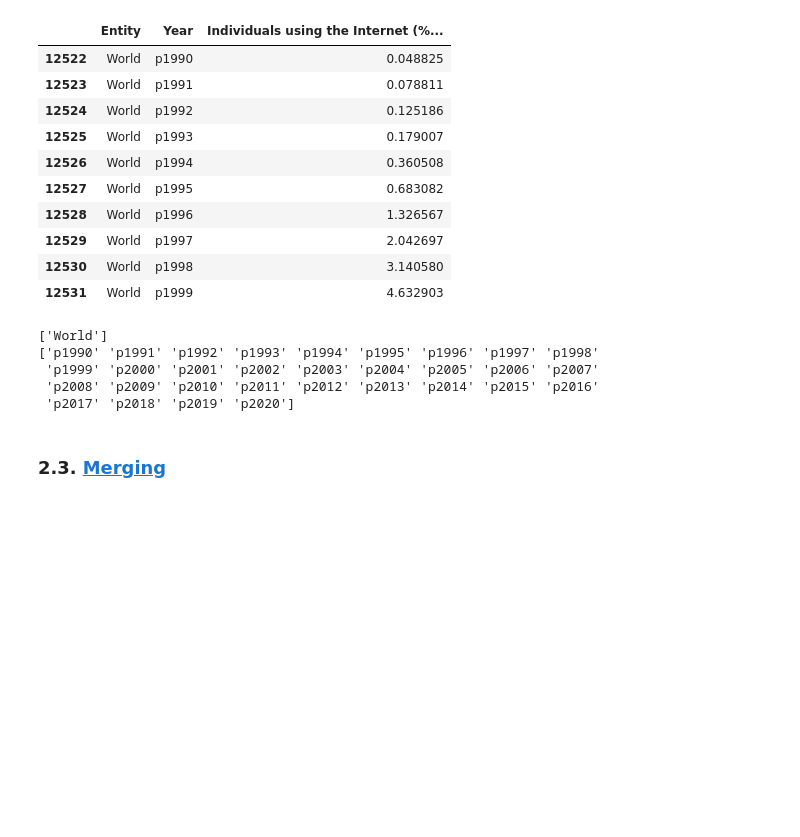
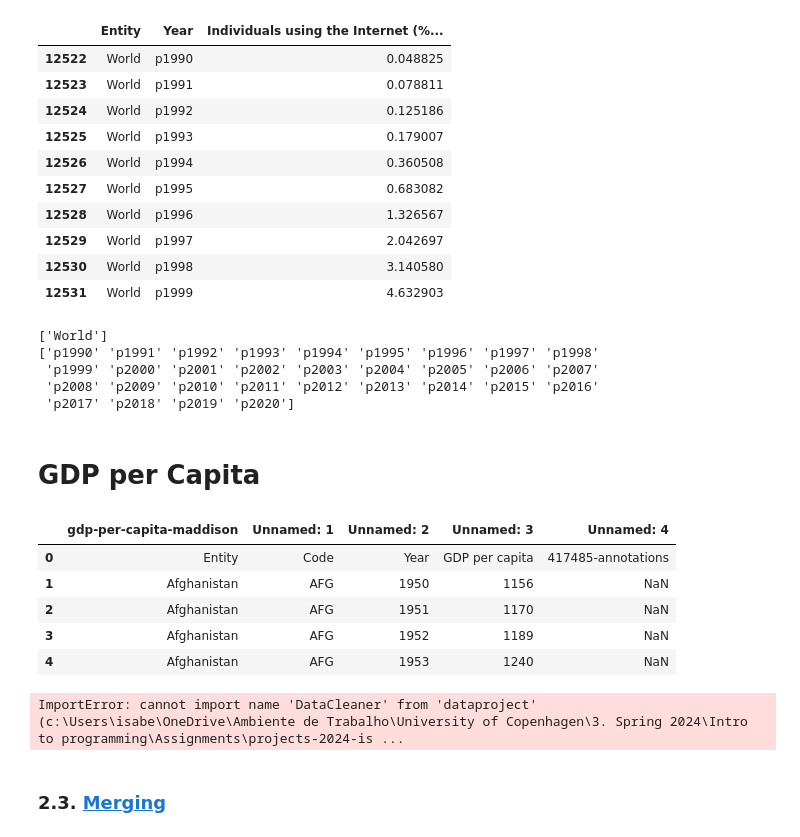
Before and after one commit to NumEconCopenhagen/projects-2024-isabel_nicole_snorri, a Jupyter notebook: dataproject/Data_BELI_PART.ipynb, the cells around one changed output. Drawn from its saved outputs; the diff is of its cells as text; code cells hidden in the pictures; blank space fills up the shorter version.

```diff
--- a/dataproject/Data_BELI_PART.ipynb
+++ b/dataproject/Data_BELI_PART.ipynb
@@ -322,6 +327,31 @@ print(all_years)
  'p1999' 'p2000' 'p2001' 'p2002' 'p2003' 'p2004' 'p2005' 'p2006' 'p2007'
  'p2008' 'p2009' 'p2010' 'p2011' 'p2012' 'p2013' 'p2014' 'p2015' 'p2016'
  'p2017' 'p2018' 'p2019' 'p2020']
+# %% [markdown]
+# GDP per Capita
+# %%
+filename3 = 'data/gdp-per-capita-maddison.xlsx' # open the file and have a look at it
+pd.read_excel(filename3).head(5)
+# %% [output]
+|  | gdp-per-capita-maddison | Unnamed: 1 | Unnamed: 2 | Unnamed: 3 | Unnamed: 4 |
+| 0 | Entity | Code | Year | GDP per capita | 417485-annotations |
+| 1 | Afghanistan | AFG | 1950 | 1156 | NaN |
+| 2 | Afghanistan | AFG | 1951 | 1170 | NaN |
+| 3 | Afghanistan | AFG | 1952 | 1189 | NaN |
+| 4 | Afghanistan | AFG | 1953 | 1240 | NaN |
+# %%
+from dataproject import DataCleaner
+
+# Clean data for the GDP data
+gdp_cleaner = DataCleaner('GDP_data.xlsx', skip_rows=1)
+# Assuming similar tasks, else customize as needed
+gdp_cleaner.drop_columns('Unnecessary GDP Code Column','417485-annotations')
+gdp_data = gdp_cleaner.get_cleaned_data()
+
+# Print the cleaned GDP data
+print(gdp_data.head())
+# %% [output]
+ImportError: cannot import name 'DataCleaner' from 'dataproject' (c:\Users\isabe\OneDrive\Ambiente de Trabalho\University of Copenhagen\3. Spring 2024\Intro to programming\Assignments\projects-2024-is ...
 # %% [markdown]
 ### 2.3. <a id='toc2_3'></a>[Merging](#toc0)
 # %% [markdown]
```
Also changed, not shown: parts of 1 cell of this notebook, 1 other file.
